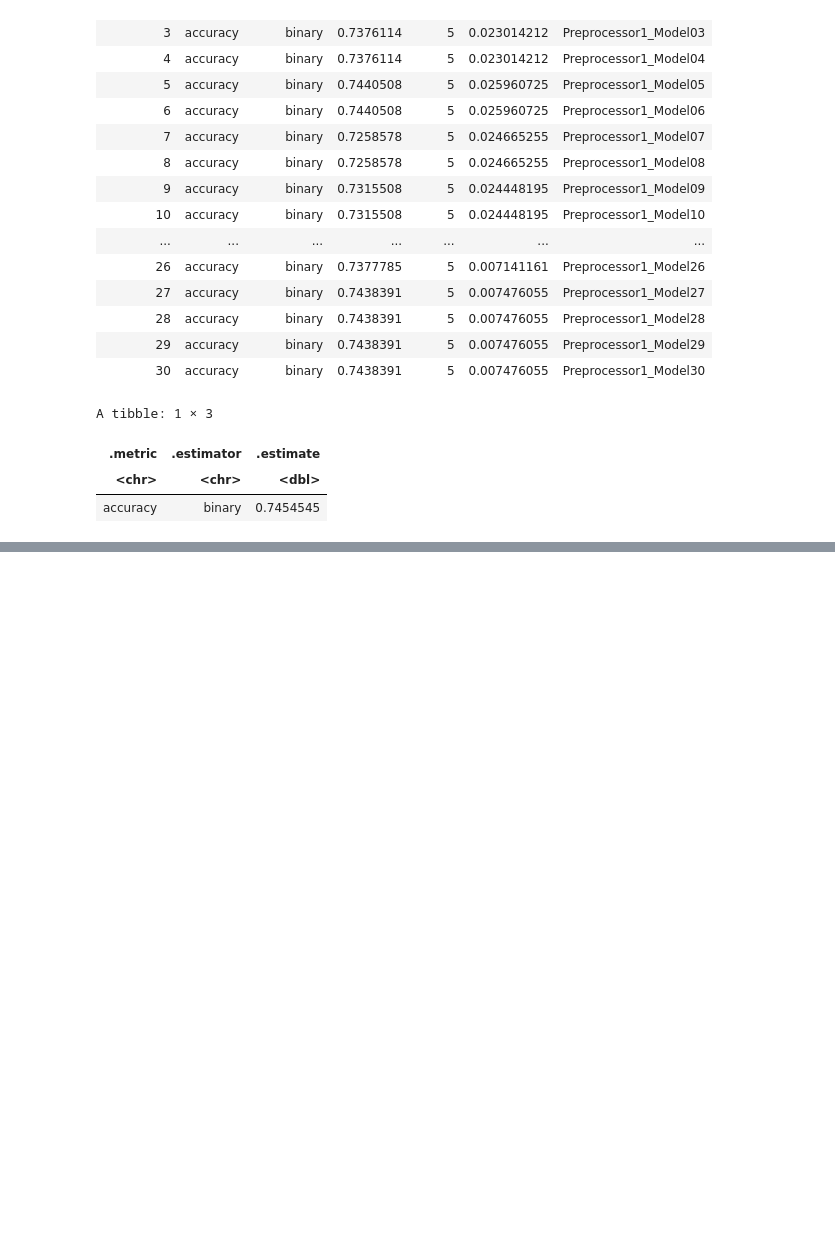
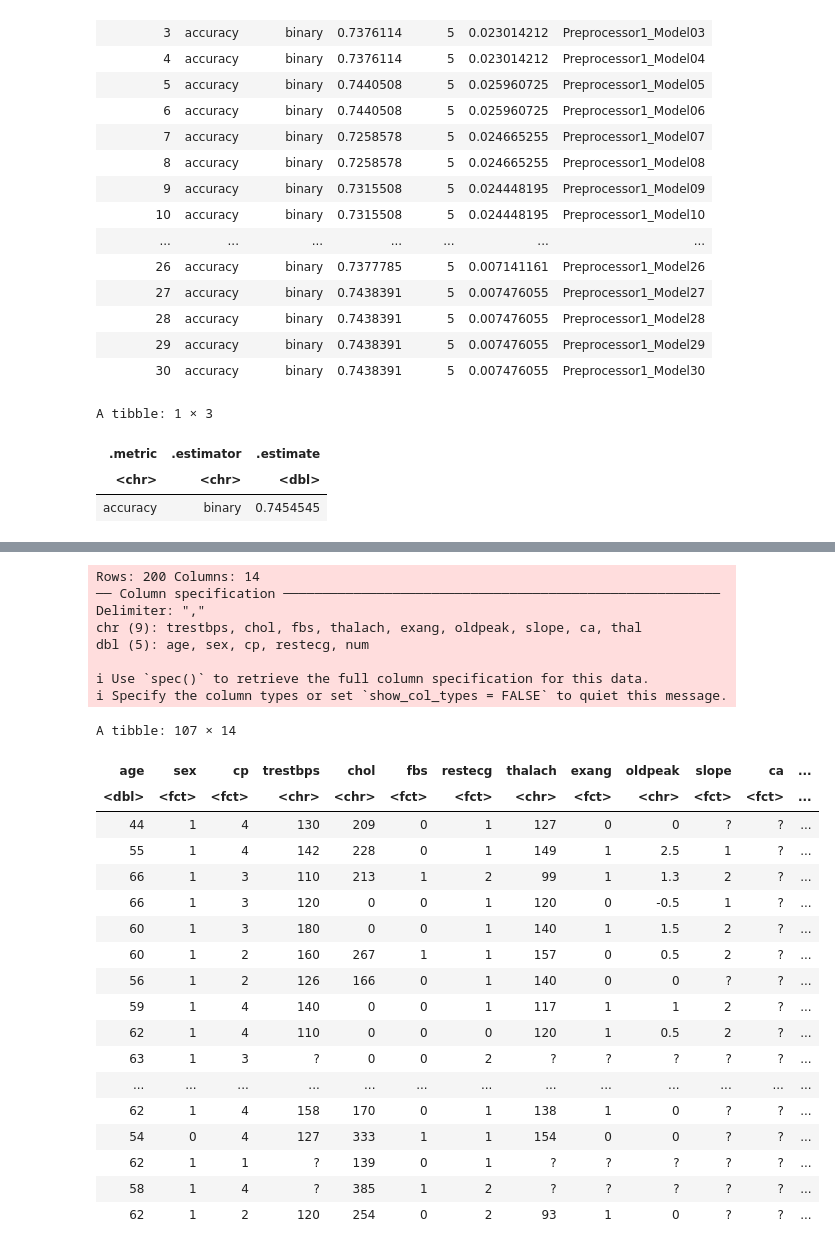
Before and after one commit to justinlook/dsci-100-2022w1-group-10, a Jupyter notebook: 4dataframes.ipynb, the cells around one changed output, grey strips where cells are left out. Drawn from its saved outputs; the diff is of its cells as text; code cells hidden in the pictures; blank space fills up the shorter version.

```diff
--- a/4dataframes.ipynb
+++ b/4dataframes.ipynb
@@ -156,3 +201,44 @@ read_csv("https://archive.ics.uci.edu/ml/machine-learning-databases/heart-diseas
 # %%
-read_csv("https://archive.ics.uci.edu/ml/machine-learning-databases/heart-disease/processed.va.data", col_names = con_names1)
+heart_va <- read_csv("https://archive.ics.uci.edu/ml/machine-learning-databases/heart-disease/processed.va.data", col_names = con_names1)
+longbeach_mutate <- heart_va|>
+filter(num==0|num==1)|>
+mutate(sex=as_factor(sex))|>
+mutate(cp=as_factor(cp))|>
+mutate(fbs=as_factor(fbs))|>
+mutate(restecg=as_factor(restecg))|>
+mutate(exang=as_factor(exang))|>
+mutate(slope=as_factor(slope))|>
+mutate(ca=as_factor(ca))|>
+mutate(thal=as_factor(thal))|>
+mutate(num=as_factor(num))
+
+longbeach_mutate
+# %% [output]
+Rows: 200 Columns: 14
+── Column specification ────────────────────────────────────────────────────────
+Delimiter: ","
+chr (9): trestbps, chol, fbs, thalach, exang, oldpeak, slope, ca, thal
+dbl (5): age, sex, cp, restecg, num
+
+ℹ Use `spec()` to retrieve the full column specification for this data.
+ℹ Specify the column types or set `show_col_types = FALSE` to quiet this message.
+A tibble: 107 × 14
+| age | sex | cp | trestbps | chol | fbs | restecg | thalach | exang | oldpeak | slope | ca | ... |
+| <dbl> | <fct> | <fct> | <chr> | <chr> | <fct> | <fct> | <chr> | <fct> | <chr> | <fct> | <fct> | ... |
+| 44 | 1 | 4 | 130 | 209 | 0 | 1 | 127 | 0 | 0 | ? | ? | ... |
+| 55 | 1 | 4 | 142 | 228 | 0 | 1 | 149 | 1 | 2.5 | 1 | ? | ... |
+| 66 | 1 | 3 | 110 | 213 | 1 | 2 | 99 | 1 | 1.3 | 2 | ? | ... |
+| 66 | 1 | 3 | 120 | 0 | 0 | 1 | 120 | 0 | -0.5 | 1 | ? | ... |
+| 60 | 1 | 3 | 180 | 0 | 0 | 1 | 140 | 1 | 1.5 | 2 | ? | ... |
+| 60 | 1 | 2 | 160 | 267 | 1 | 1 | 157 | 0 | 0.5 | 2 | ? | ... |
+| 56 | 1 | 2 | 126 | 166 | 0 | 1 | 140 | 0 | 0 | ? | ? | ... |
+| 59 | 1 | 4 | 140 | 0 | 0 | 1 | 117 | 1 | 1 | 2 | ? | ... |
+| 62 | 1 | 4 | 110 | 0 | 0 | 0 | 120 | 1 | 0.5 | 2 | ? | ... |
+| 63 | 1 | 3 | ? | 0 | 0 | 2 | ? | ? | ? | ? | ? | ... |
+| ... | ... | ... | ... | ... | ... | ... | ... | ... | ... | ... | ... | ... |
+| 62 | 1 | 4 | 158 | 170 | 0 | 1 | 138 | 1 | 0 | ? | ? | ... |
+| 54 | 0 | 4 | 127 | 333 | 1 | 1 | 154 | 0 | 0 | ? | ? | ... |
+| 62 | 1 | 1 | ? | 139 | 0 | 1 | ? | ? | ? | ? | ? | ... |
+| 58 | 1 | 4 | ? | 385 | 1 | 2 | ? | ? | ? | ? | ? | ... |
+| 62 | 1 | 2 | 120 | 254 | 0 | 2 | 93 | 1 | 0 | ? | ? | ... |
 # %%
```
Also changed, not shown: parts of 5 cells of this notebook.
